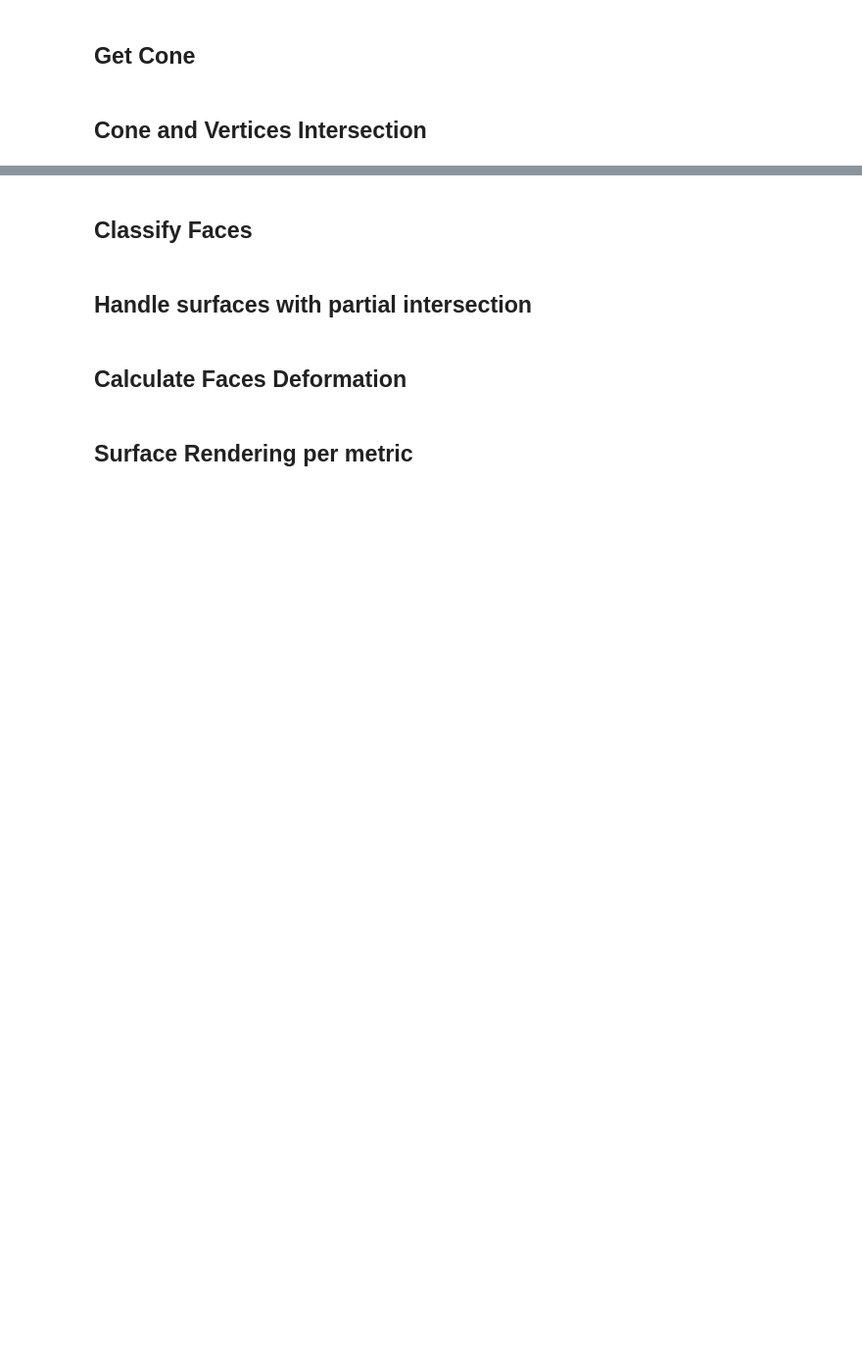
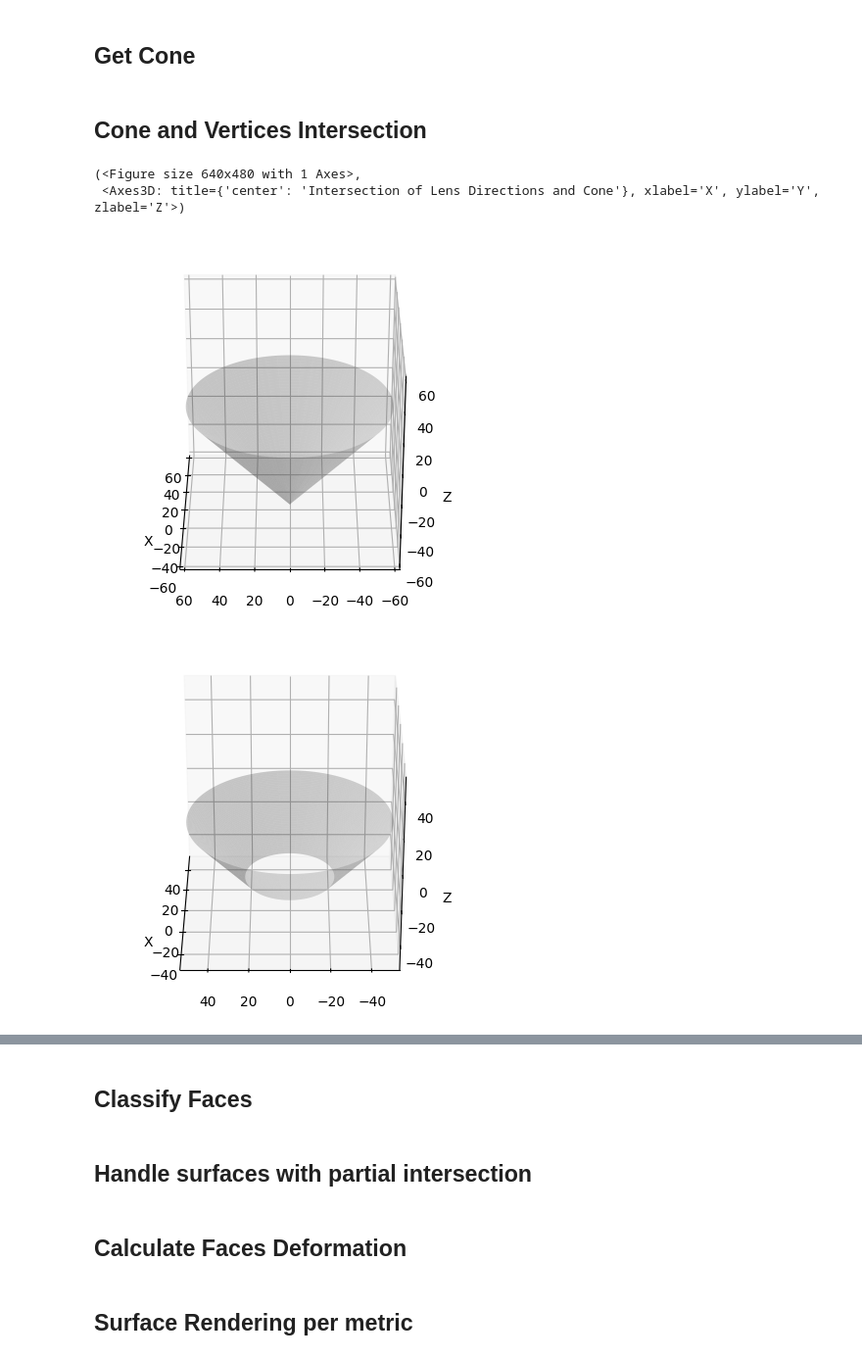
Before and after one commit to valentindalstein/FOVMAP, a Jupyter notebook: notebooks/flyeye_cone_intersect.ipynb, the cells around one changed output, grey strips where cells are left out. Shown at 98% size. Cells and saved outputs as stored; diff of their text form; code cells hidden in the pictures; blank space fills up the shorter version.

```diff
--- a/notebooks/flyeye_cone_intersect.ipynb
+++ b/notebooks/flyeye_cone_intersect.ipynb
@@ -119,0 +113,12 @@ real_cone_x, real_cone_y, real_cone_z = cone_surface_apex_neg_z_w_blckd_ngl(
+# %%
+cone_no_lim_fig, cone_no_lim_ax = plot_cone(cone_x, cone_y, cone_z)
+cutoff_cone_fig, cutoff_cone_ax = plot_cone(cutoff_cone_x, cutoff_cone_y, cutoff_cone_z)
+real_cone_fig, real_cone_ax = plot_cone(real_cone_x, real_cone_y, real_cone_z)
+plot_cone_vert(cone_x, cone_y, cone_z, filtered_vert)
+plot_cone_vert(cutoff_cone_x, cutoff_cone_y, cutoff_cone_z, filtered_vert)
+plot_cone_vert(real_cone_x, real_cone_y, real_cone_z, cutoff_filtered_vert)
+# %% [output]
+(<Figure size 640x480 with 1 Axes>,
+ <Axes3D: title={'center': 'Intersection of Lens Directions and Cone'}, xlabel='X', ylabel='Y', zlabel='Z'>)
+[figure, added]
+[figure, added]
```
Also changed, not shown: parts of 14 cells of this notebook, 1 other file.
